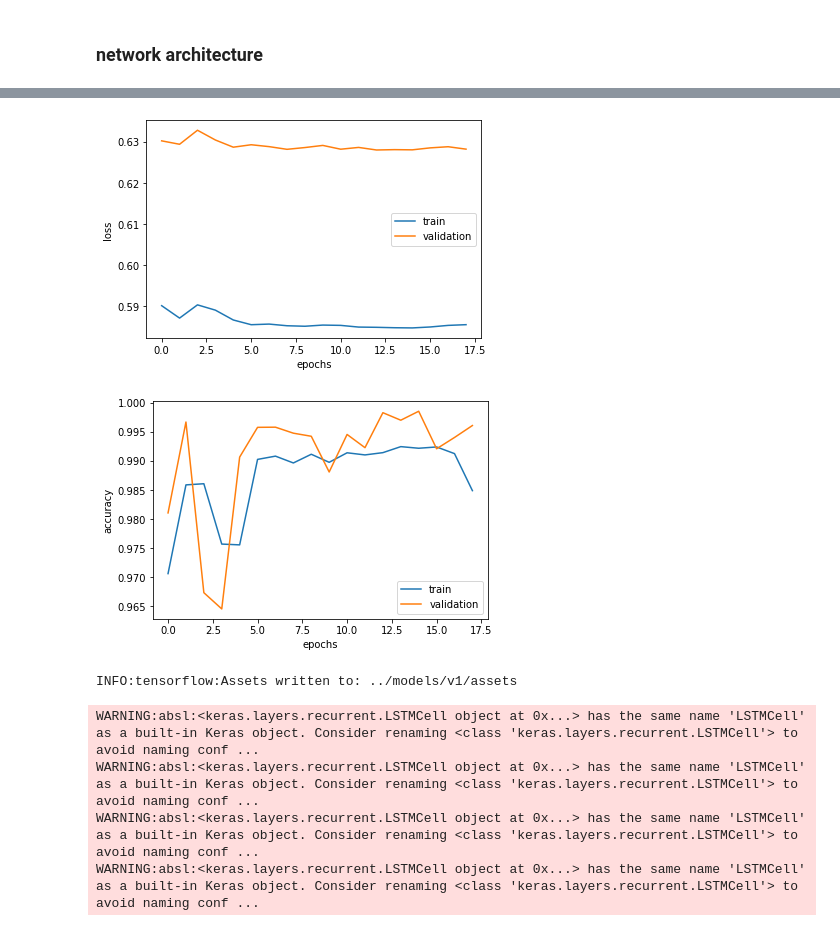
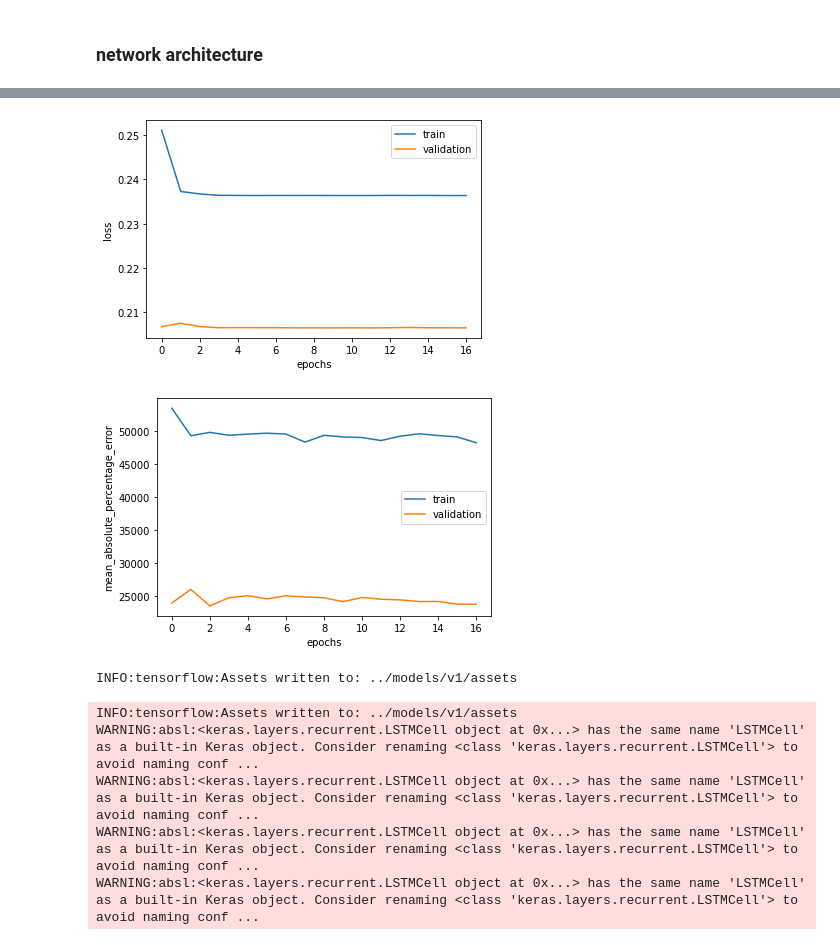
Before and after one commit to jarviskroos7/PATH_vehicle_localization, a Jupyter notebook: code/lstm_baseline.ipynb, the cells around one changed output, grey strips where cells are left out. Saved outputs shown, nothing was run; the diff lists cells and outputs as text; code cells hidden in the pictures.

```diff
--- a/code/lstm_baseline.ipynb
+++ b/code/lstm_baseline.ipynb
@@ -43,12 +43,12 @@ ll_seg_gps_noise[0][['y_norm_noise', 'x_norm_noise']].values[0]
 array([0.79535004, 0.20348973])
 # %%
 x_ll = [] # sampled noisy GPS, list of lists of tuples
-# y_gps_ll = [] # sampled noisy GPS, list of lists of tuples
+y_gps_ll = [] # sampled noisy GPS, list of lists of tuples
 y_ll = [] # unsampled groud truth GPS, list of lists of tuples
 
 for df in ll_seg_gps_noise:
     x_ll.append(df[['y_norm_noise', 'x_norm_noise']].values)
-    # y_gps_ll.append(df[['y_norm', 'x_norm']].values)
+    y_gps_ll.append(df[['y_norm', 'x_norm']].values)
     # y_ll.append(list(df[['y_norm', 'x_norm']].itertuples(index=False, name=None)))
 
 for df in ll_seg_gps_gt:
@@ -146,14 +146,15 @@ latent_dim = 300
 # assuming all input trajectories have shape 77x2
 x_train_input = Input(shape=(77,2,))
 # dense layer of spatial embedding
-spatial_embedd = Dense(embedding_dim)
+x_spatial_embedd = Dense(embedding_dim)
 
 x_train_temp_input = Input(shape=(77,))
 # temporal embedding
 x_temporal_embedd = Embedding(max_x_len+1, embedding_dim, input_length=max_x_len+1, trainable=True)
 
 # combining two features to get spatio-temporal feature representation of input trajectory
-x_h_st = Add()([spatial_embedd(x_train_input), x_temporal_embedd(x_train_temp_input)])
+x_h_st = Add()([x_spatial_embedd(x_train_input), x_temporal_embedd(x_train_temp_input)])
+# x_h_st = spatial_embedd(x_train_input)
 
 # Encoder
 ## Encoder LSTM 1
@@ -178,13 +179,14 @@ encoder_lstm3 = LSTM(latent_dim, return_state=True,
 
 
 # Decoder, assuming all target trajectories have shape 3822x2
-y_train_input = Input(shape=(3821,2,))
-spatial_embedd = Dense(embedding_dim)
+y_train_input = Input(shape=(None,2,))
+y_spatial_embedd = Dense(embedding_dim)
 
-y_train_temp_input = Input(shape=(3821,))
+y_train_temp_input = Input(shape=(None,))
 y_temporal_embedd = Embedding(max_y_len+1, embedding_dim, input_length=max_y_len+1, trainable=True)
 
-y_h_st = Add()([spatial_embedd(y_train_input), y_temporal_embedd(y_train_temp_input)])
+y_h_st = Add()([y_spatial_embedd(y_train_input), y_temporal_embedd(y_train_temp_input)])
+# y_h_st = spatial_embedd(y_train_input)
 
 decoder_lstm = LSTM(latent_dim, return_sequences=True,
                     return_state=True, dropout=0.2,
@@ -198,7 +200,8 @@ decoder_dense = TimeDistributed(Dense(2, activation='softmax'))
 decoder_outputs = decoder_dense(decoder_outputs)
 
 model = Model(inputs=[x_train_input, x_train_temp_input, y_train_input, y_train_temp_input], outputs=decoder_outputs)
-model.compile(loss='categorical_crossentropy', optimizer='adam', metrics=['accuracy'])
+## model = Model(inputs=[x_train_input, y_train_input], outputs=decoder_outputs)
+model.compile(loss='mean_absolute_error', optimizer='adam', metrics=[metrics.mean_absolute_percentage_error])
 # %%
 print(model.summary())
 # %% [output]
@@ -222,13 +229,20 @@ None
 # %%
 # runtime ~= 50min es at epoch = 28
 
+# redefine training inputs to use built-in train-test-split in model.fit()
 x_train = np.asarray(x_ll)
-y_train = np.asarray(y_ll)
+# y_train = np.asarray(y_ll)
+y_train = np.asarray(y_gps_ll)
+
+x_temp = np.asarray([np.arange(max_x_len) for i in np.arange(len(x_ll))])
+# y_temp = np.asarray([np.arange(max_y_len) for i in np.arange(len(y_ll))])
+y_temp = np.asarray([np.arange(max_x_len) for i in np.arange(len(y_gps_ll))])
 
 es = EarlyStopping(monitor='val_loss', mode='min', verbose=1, patience=5)
 
 history = model.fit(
-    [x_train, x_train_temp, y_train[:, :-1], y_train_temp[:, :-1]], y_train.reshape(y_train.shape[0], y_train.shape[1], 2)[:, 1:],
+    [x_train, x_temp, y_train[:, :-1], y_temp[:, :-1]], y_train.reshape(y_train.shape[0], y_train.shape[1], 2)[:, 1:],
+    # [x_train, y_train[:, :-1]], y_train.reshape(y_train.shape[0], y_train.shape[1], 2)[:, 1:],
     # validation_data=[[x_val, x_val_temp, y_val, y_val_temp]],
     validation_split=0.2,
     batch_size=32, epochs=100, verbose='auto', callbacks=[es]
@@ -259,21 +273,22 @@ plt.ylabel('loss')
 plt.legend()
 plt.show()
 # %% [output]
-[figure, old version]
+[figure, new version]
 # %%
-plt.plot(history.history['accuracy'], label='train')
-plt.plot(history.history['val_accuracy'], label='validation')
+plt.plot(history.history['mean_absolute_percentage_error'], label='train')
+plt.plot(history.history['val_mean_absolute_percentage_error'], label='validation')
 plt.xlabel('epochs')
-plt.ylabel('accuracy')
+plt.ylabel('mean_absolute_percentage_error')
 plt.legend()
 plt.show()
 # %% [output]
-[figure, old version]
+[figure, new version]
 # %%
 model.save('../models/v1')
 model = keras.models.load_model('../models/v1')
 # %% [output]
 INFO:tensorflow:Assets written to: ../models/v1/assets
+INFO:tensorflow:Assets written to: ../models/v1/assets
 WARNING:absl:<keras.layers.recurrent.LSTMCell object at 0x...> has the same name 'LSTMCell' as a built-in Keras object. Consider renaming <class 'keras.layers.recurrent.LSTMCell'> to avoid naming conf ...
 WARNING:absl:<keras.layers.recurrent.LSTMCell object at 0x...> has the same name 'LSTMCell' as a built-in Keras object. Consider renaming <class 'keras.layers.recurrent.LSTMCell'> to avoid naming conf ...
 WARNING:absl:<keras.layers.recurrent.LSTMCell object at 0x...> has the same name 'LSTMCell' as a built-in Keras object. Consider renaming <class 'keras.layers.recurrent.LSTMCell'> to avoid naming conf ...
```
Also changed, not shown: parts of 11 cells of this notebook, 5 other files.
